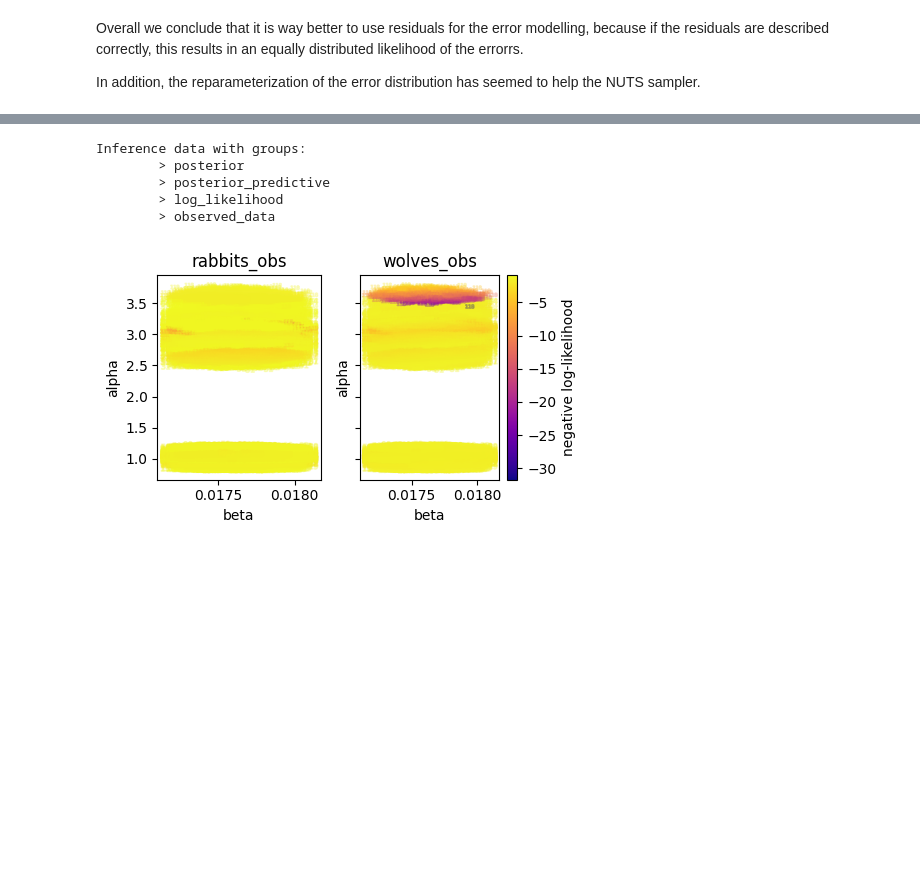
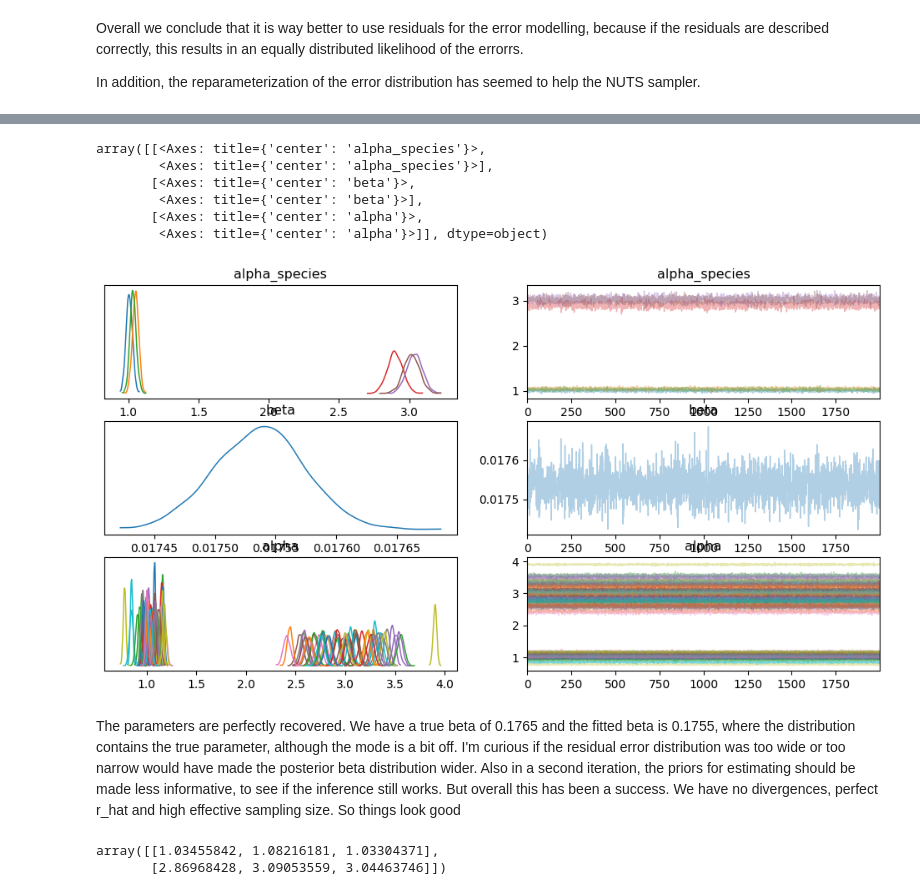
Before and after one commit to flo-schu/pymob, a Jupyter notebook: case_studies/test_case_study/scripts/hierarchical_model.ipynb, the cells around one changed output, grey strips where cells are left out. Cells and saved outputs as stored; diff of their text form; code cells hidden in the pictures; blank space fills up the shorter version.

```diff
--- a/case_studies/test_case_study/scripts/hierarchical_model.ipynb
+++ b/case_studies/test_case_study/scripts/hierarchical_model.ipynb
@@ -251,27 +289,19 @@ alpha_species_normal_base dist   2   3 |
-# %%
-
-
-posterior = sim.inferer.idata.posterior.rename({"alpha_dim_0":"id"})
-loglik = sim.inferer.idata.log_likelihood.mean(("time"))
-fig = plot_pair(posterior, loglik, parameters=["alpha", "beta"])
-fig.savefig(f"{sim.output_path}/posterior.png")
-
-
-# I have the impression that because nans or infs do enter the
-# function, I run into problems eventually. So, I might have to contrain the
-# problem, so that it actually samples.
-# That might include replacing infs in a post processing step?! But this
-# could be equally hard for the sampler. It may be better to use safer priors
-# that produce less extreme values
-
-# It could of course also be that I need to be more aggressive with EPS,
-# but I don't think this is the problem
-
-sim.inferer.idata
-# %% [output]
-Inference data with groups:
-        > posterior
-        > posterior_predictive
-        > log_likelihood
-        > observed_data
-[figure, removed]
+# %%
+import arviz as az
+
+az.plot_trace(sim.inferer.idata, var_names=("alpha_species", "beta", "alpha"))
+# %% [output]
+array([[<Axes: title={'center': 'alpha_species'}>,
+        <Axes: title={'center': 'alpha_species'}>],
+       [<Axes: title={'center': 'beta'}>,
+        <Axes: title={'center': 'beta'}>],
+       [<Axes: title={'center': 'alpha'}>,
+        <Axes: title={'center': 'alpha'}>]], dtype=object)
+[figure, added]
+# %% [markdown]
+The parameters are perfectly recovered. We have a true beta of 0.1765 and the fitted beta is 0.1755, where the distribution contains the true parameter, although the mode is a bit off. I'm curious if the residual error distribution was too wide or too narrow would have made the posterior beta distribution wider. Also in a second iteration, the priors for estimating should be made less informative, to see if the inference still works. But overall this has been a success. We have no divergences, perfect r_hat and high effective sampling size. So things look good
+# %%
+theta["beta"]
+# %% [output]
+array([[1.03455842, 1.08216181, 1.03304371],
+       [2.86968428, 3.09053559, 3.04463746]])
```
Also changed, not shown: parts of 4 cells of this notebook.
